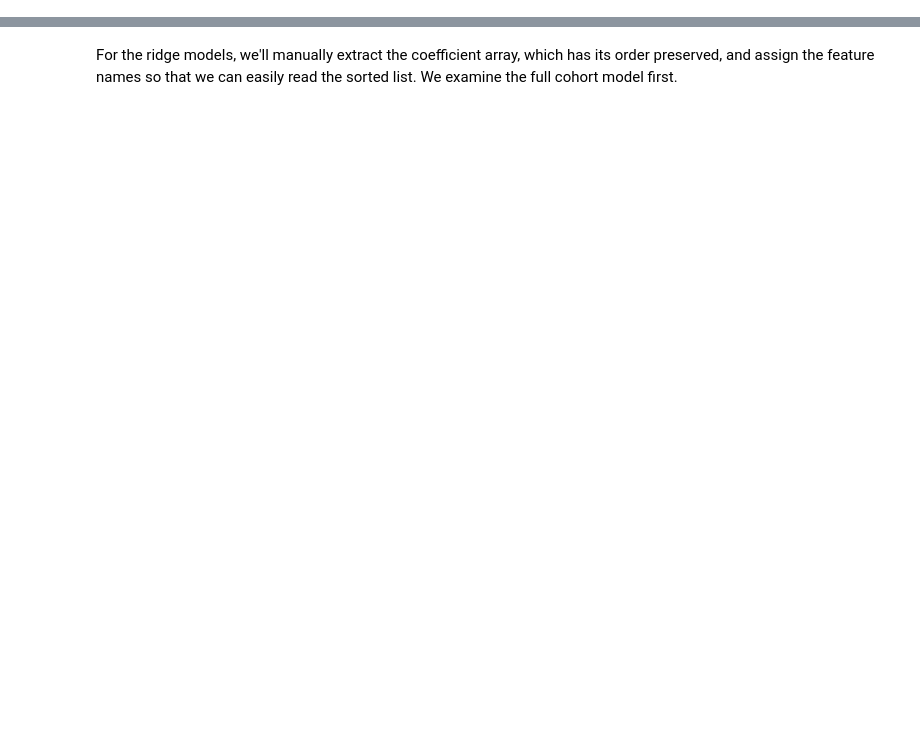
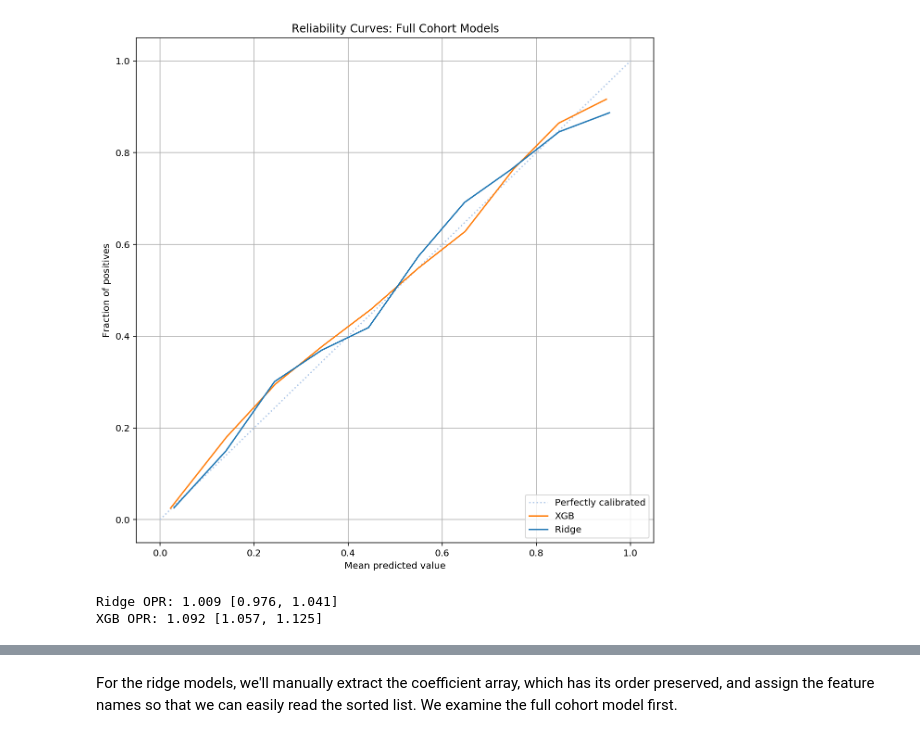
Before and after one commit to cosgriffc/calibrating-severity, a Jupyter notebook: modeling/model_analysis.ipynb, the cells around one changed output, grey strips where cells are left out. Drawn from its saved outputs; the diff is of its cells as text; code cells hidden in the pictures; blank space fills up the shorter version.

```diff
--- a/modeling/model_analysis.ipynb
+++ b/modeling/model_analysis.ipynb
@@ -300,0 +191,29 @@ We first extract the feature names.
+# %%
+fraction_of_positives_ridge, mean_predicted_value_ridge = calibration_curve(test_y, f_hat_ridge[:, 1], n_bins=10)
+fraction_of_positives_xgb, mean_predicted_value_xgb = calibration_curve(test_y, f_hat_xgb[:, 1], n_bins=10)
+
+plt.figure(figsize=(10, 10))
+ax1 = plt.axes()
+ax1.plot([0, 1], [0, 1], 'k:', label='Perfectly calibrated', color=tableau20[1])
+
+ax1.plot(mean_predicted_value_xgb, fraction_of_positives_xgb, color=tableau20[2],
+         label='XGB')
+ax1.plot(mean_predicted_value_ridge, fraction_of_positives_ridge, color=tableau20[0],
+         label='Ridge')
+
+ax1.set_ylabel("Fraction of positives")
+ax1.legend(loc="lower right")
+ax1.set_title('Reliability Curves: Full Cohort Models')
+ax1.set_xlabel("Mean predicted value")
+
+# plt.savefig('./figures/calib-full.svg', bbox_inches='tight')
+plt.grid()
+plt.show()
+# %% [output]
+[figure, added]
+# %%
+print('Ridge OPR: {0:.3f} [{1:.3f}, {2:.3f}]'.format(test_y.mean()/f_hat_ridge[:, 1].mean(), *op_ratio_ci(f_hat_ridge[:, 1], test_y)))
+print('XGB OPR: {0:.3f} [{1:.3f}, {2:.3f}]'.format(test_y.mean()/f_hat_xgb[:, 1].mean(), *op_ratio_ci(f_hat_xgb[:, 1], test_y)))
+# %% [output]
+Ridge OPR: 1.009 [0.976, 1.041]
+XGB OPR: 1.092 [1.057, 1.125]
```
Also changed, not shown: parts of 54 cells of this notebook, 1 other file.
